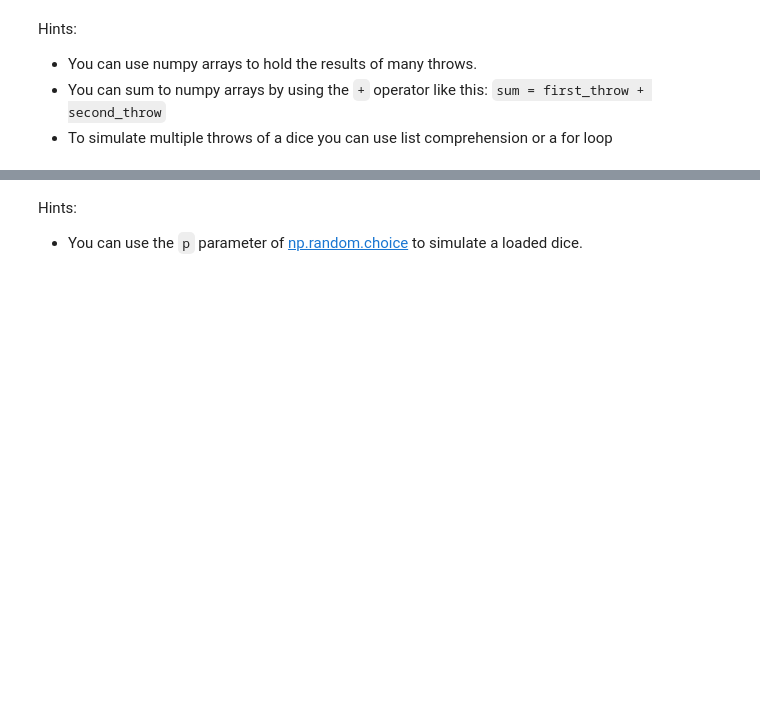
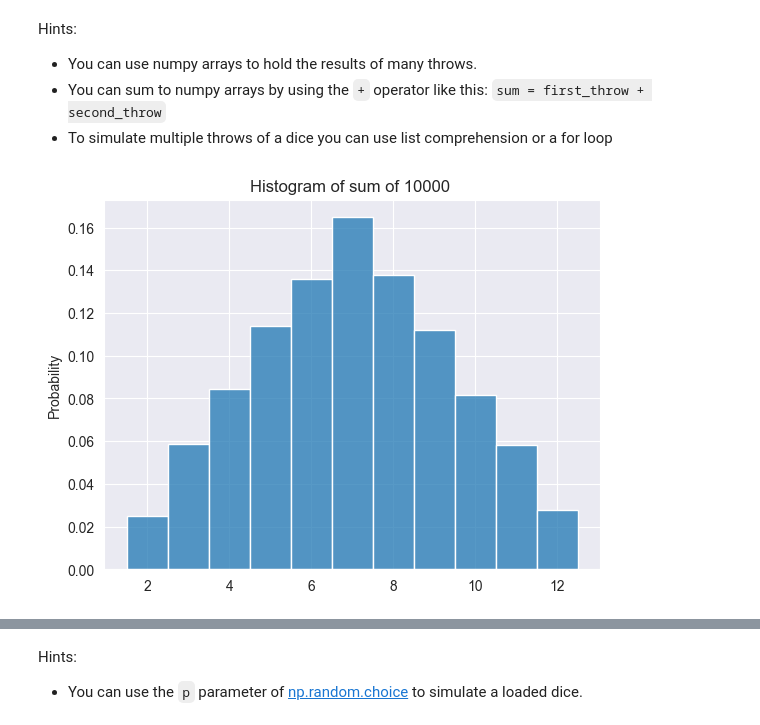
Before and after one commit to Abdoelabassi/Statistics_for_ML, a Jupyter notebook: week2/C3_W2_Assignment.ipynb, the cells around one changed output, grey strips where cells are left out. Drawn from its saved outputs; the diff is of its cells as text; code cells hidden in the pictures; blank space fills up the shorter version.

Commit message:
simulating a dice roll

```diff
--- a/week2/C3_W2_Assignment.ipynb
+++ b/week2/C3_W2_Assignment.ipynb
@@ -78,6 +78,17 @@ Hints:
 - To simulate multiple throws of a dice you can use list comprehension or a for loop
 # %%
 # You can use this cell for your calculations (not graded)
+n_rolls= 10000
+first_roll = np.array([np.random.choice(dice) for _ in range(n_rolls)])
+second_roll = np.array([np.random.choice(dice) for _ in range(n_rolls)])
+
+sum_of_dice = first_roll + second_roll
+
+sum_plot = sns.histplot(sum_of_dice, stat="probability", discrete=True)
+sum_plot.set_title(f"Histogram of sum of {n_rolls} ")
+plt.show()
+# %% [output]
+[figure, added]
 # %%
 # Run this cell to submit your answer
 utils.exercise_2()
```
Also changed, not shown: parts of 4 cells of this notebook, 1 other file.
